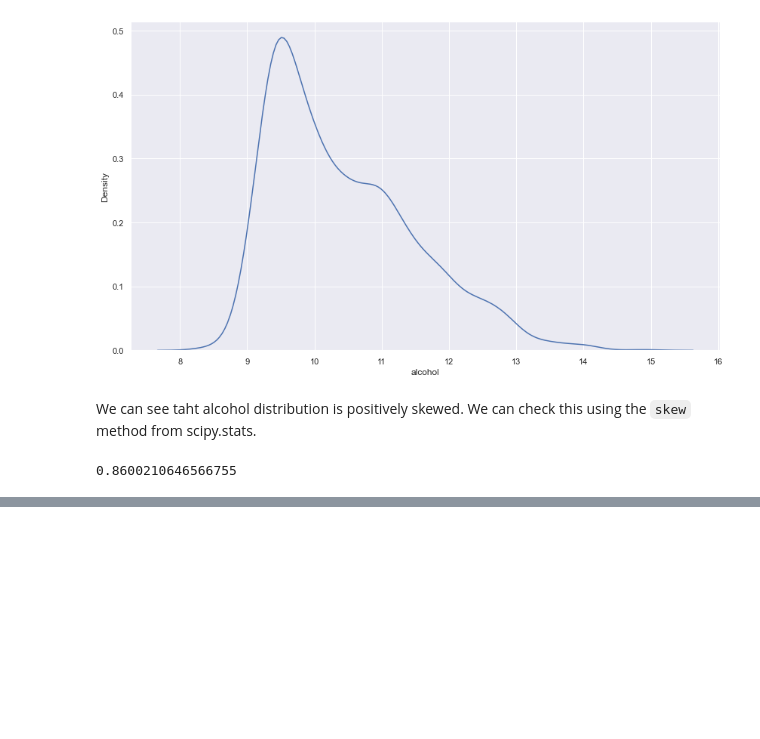
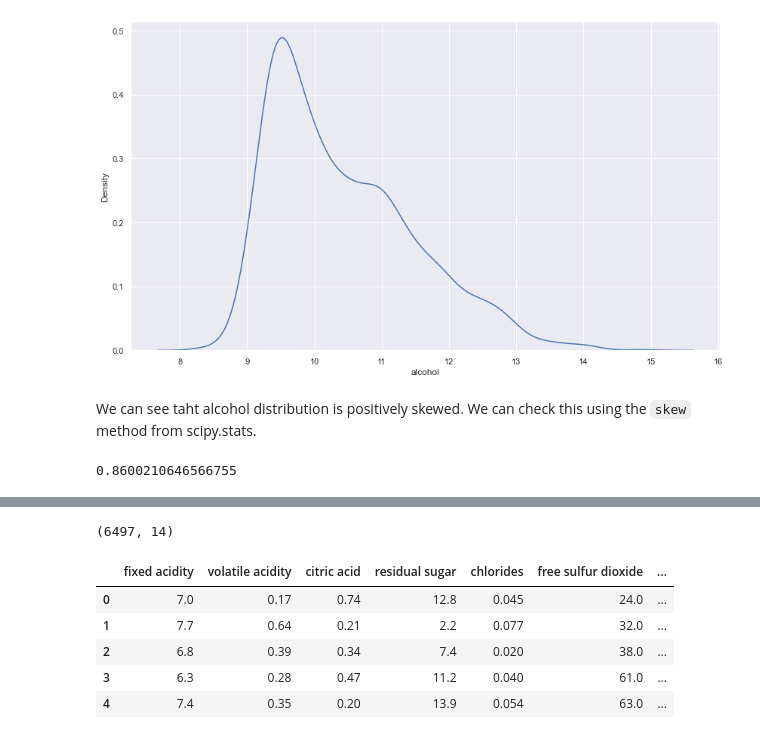
Before and after one commit to fabioismerim/wine_EDA, a Jupyter notebook: wine_analysis_EDA.ipynb, the cells around one changed output, grey strips where cells are left out. Cells and saved outputs as stored; diff of their text form; code cells hidden in the pictures; blank space fills up the shorter version.

```diff
--- a/wine_analysis_EDA.ipynb
+++ b/wine_analysis_EDA.ipynb
@@ -233,0 +256,4 @@ skew(df_red['alcohol'])
+# %%
+#add new attribute: wine category
+df_white['wine_category'] = 'white'
+df_red['wine_category'] = 'red'
@@ -233,0 +345,16 @@ skew(df_red['alcohol'])
+# %%
+df_wines.shape
+# %% [output]
+(6497, 14)
+# %%
+#let's re-shufle the rows:
+df_wines = df_wines.sample(frac=1.0, random_state = 42).reset_index(drop = True)
+#checking
+df_wines.head()
+# %% [output]
+|  | fixed acidity | volatile acidity | citric acid | residual sugar | chlorides | free sulfur dioxide | ... |
+| 0 | 7.0 | 0.17 | 0.74 | 12.8 | 0.045 | 24.0 | ... |
+| 1 | 7.7 | 0.64 | 0.21 | 2.2 | 0.077 | 32.0 | ... |
+| 2 | 6.8 | 0.39 | 0.34 | 7.4 | 0.020 | 38.0 | ... |
+| 3 | 6.3 | 0.28 | 0.47 | 11.2 | 0.040 | 61.0 | ... |
+| 4 | 7.4 | 0.35 | 0.20 | 13.9 | 0.054 | 63.0 | ... |
```
Also changed, not shown: parts of 24 cells of this notebook.
